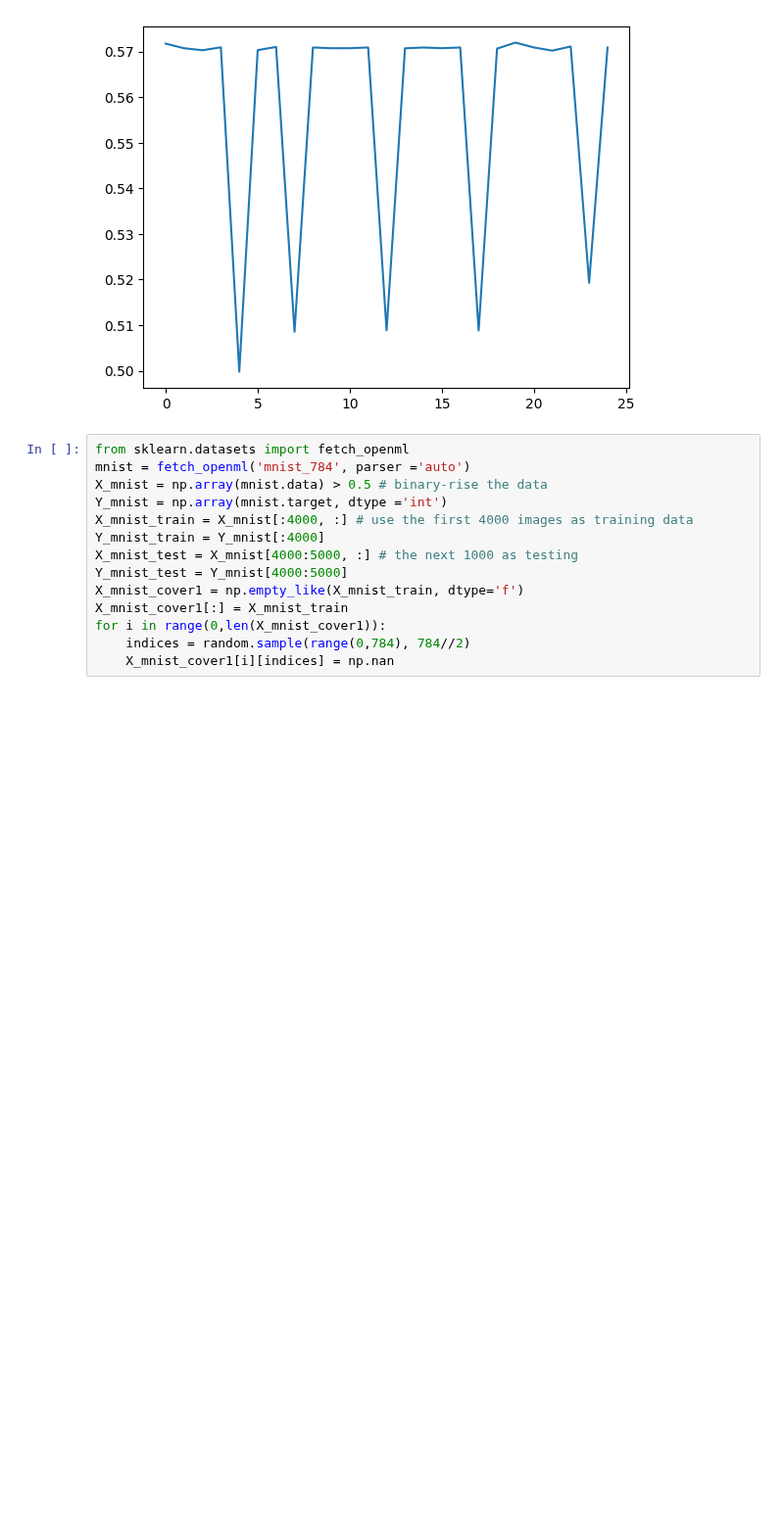
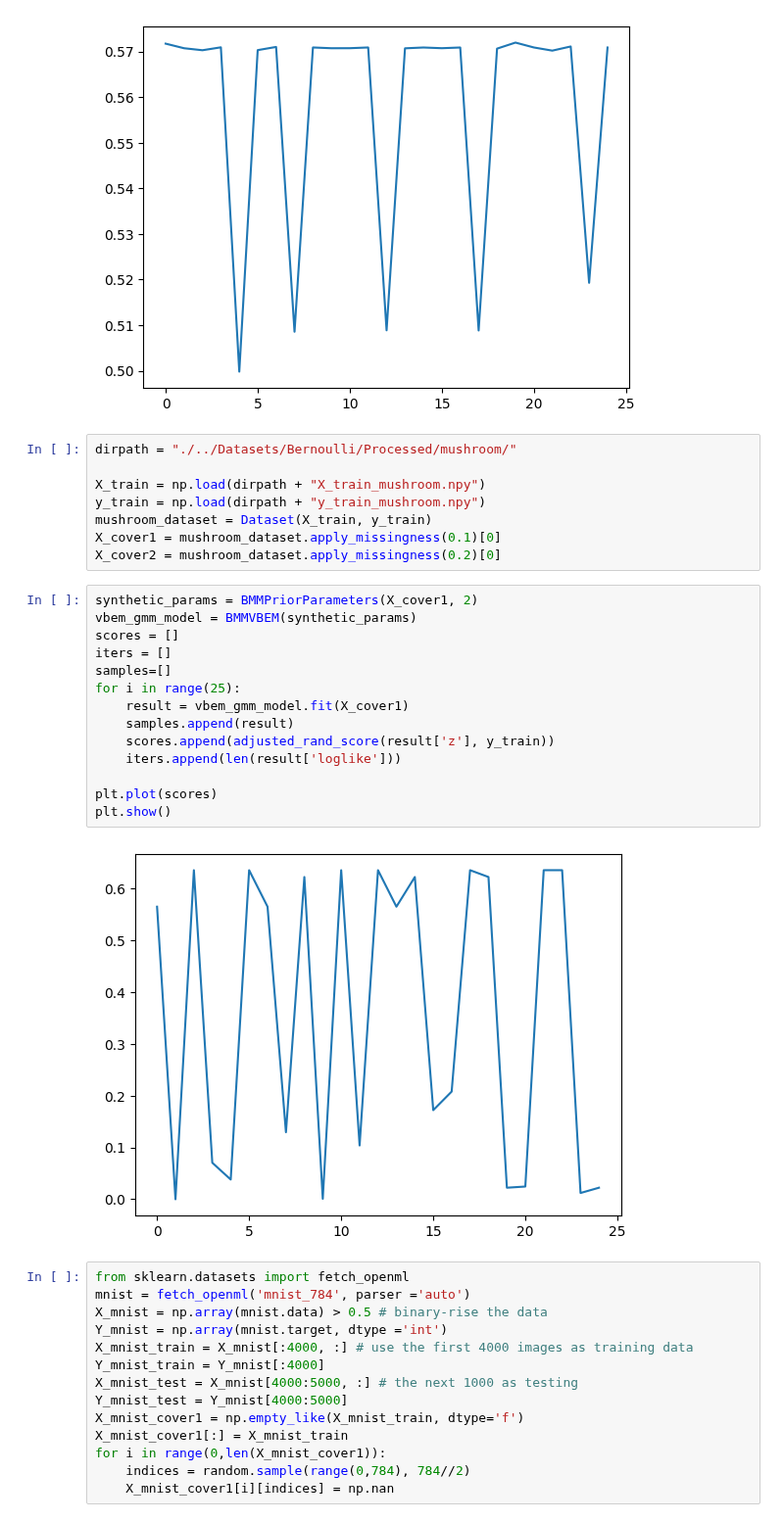
Before and after one commit to jimmyjz1127/bayesian-mixture-model-missing-data, a Jupyter notebook: test.ipynb, the cells around one changed output. Shown at 98% size. Drawn from its saved outputs; the diff is of its cells as text; blank space fills up the shorter version.

```diff
--- a/test.ipynb
+++ b/test.ipynb
@@ -348,6 +433,30 @@ plt.plot(scores)
 plt.show()
 # %% [output]
 [figure]
+# %%
+dirpath = "./../Datasets/Bernoulli/Processed/mushroom/"
+
+X_train = np.load(dirpath + "X_train_mushroom.npy")
+y_train = np.load(dirpath + "y_train_mushroom.npy")
+mushroom_dataset = Dataset(X_train, y_train)
+X_cover1 = mushroom_dataset.apply_missingness(0.1)[0]
+X_cover2 = mushroom_dataset.apply_missingness(0.2)[0]
+# %%
+synthetic_params = BMMPriorParameters(X_cover1, 2)
+vbem_gmm_model = BMMVBEM(synthetic_params)
+scores = []
+iters = []
+samples=[]
+for i in range(25):
+    result = vbem_gmm_model.fit(X_cover1)
+    samples.append(result)
+    scores.append(adjusted_rand_score(result['z'], y_train))
+    iters.append(len(result['loglike']))
+
+plt.plot(scores)
+plt.show()
+# %% [output]
+[figure, added]
 # %%
 from sklearn.datasets import fetch_openml
 mnist = fetch_openml('mnist_784', parser ='auto')
```
Also changed, not shown: parts of 26 cells of this notebook, 14 other files.
